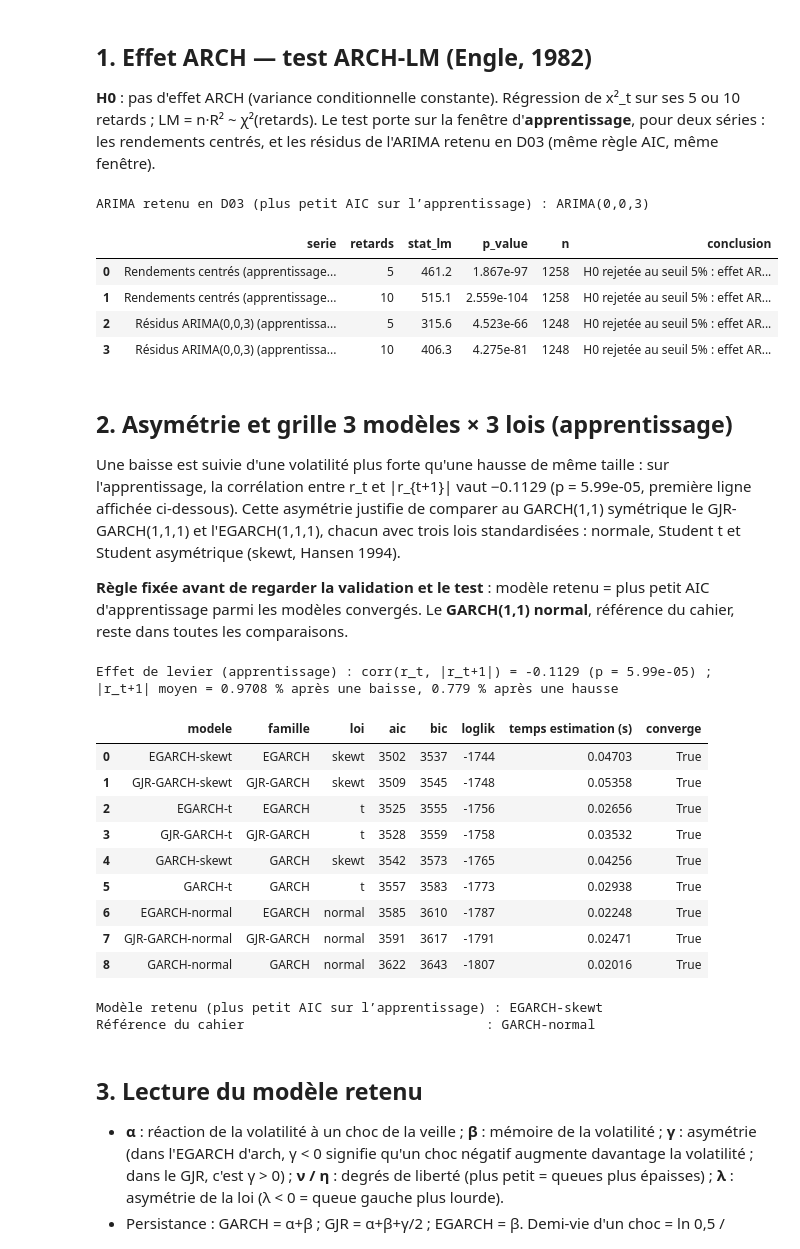
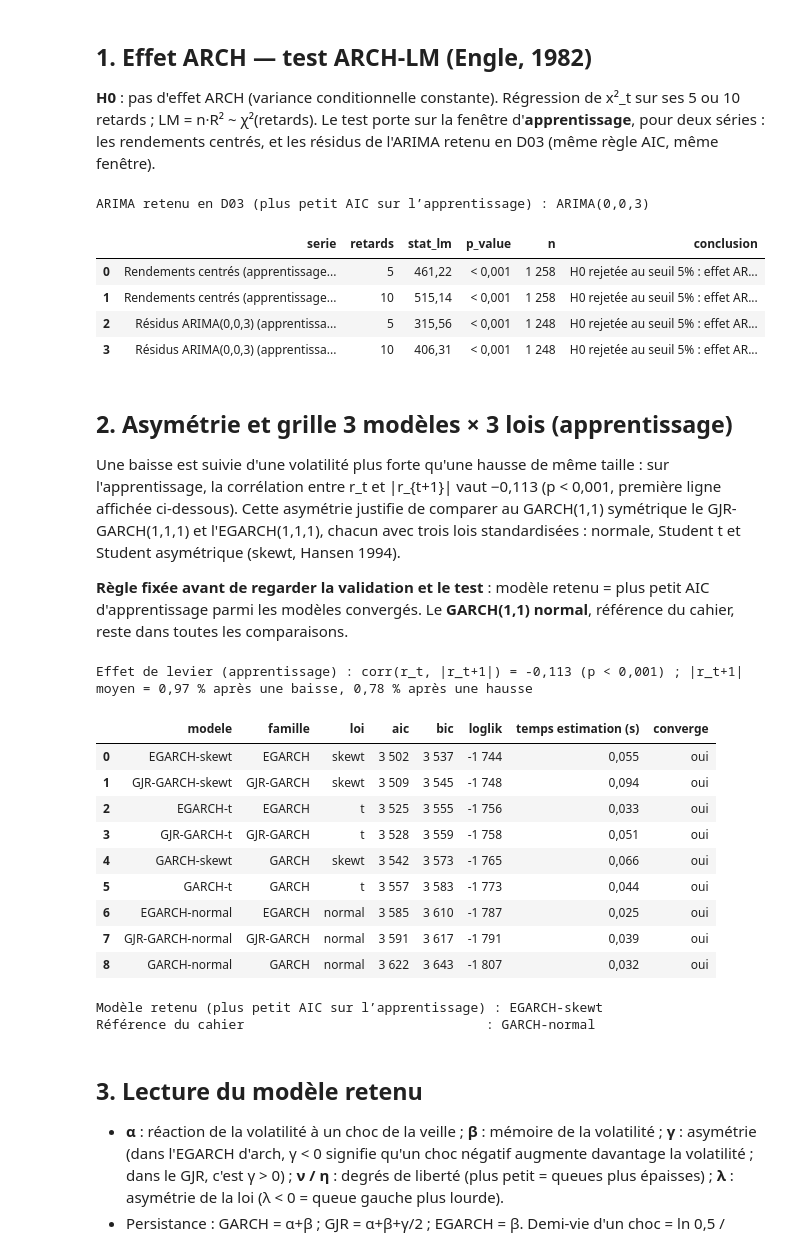
Before and after one commit to Zakaria12e/dia-quant-lab, a Jupyter notebook: notebooks/04_risque.ipynb, the cells around one changed output. Drawn from its saved outputs; the diff is of its cells as text; code cells hidden in the pictures.

Commit message:
style(d04): nombres lisibles dans le notebook (p-values « < 0,001 », décimales limitées)

```diff
--- a/notebooks/04_risque.ipynb
+++ b/notebooks/04_risque.ipynb
@@ -116,48 +117,49 @@ df_arch = tableau_arch_lm({
     'Rendements centrés (apprentissage, %)': w['train'] - w['train'].mean(),
     'Résidus ' + res_arima.nom + ' (apprentissage, %)': 100 * res_arima.residuals,
 }, lags=(5, 10))
-display(df_arch)
+display(formater_tableau(df_arch))
 # %% [output]
 ARIMA retenu en D03 (plus petit AIC sur l’apprentissage) : ARIMA(0,0,3)
 |  | serie | retards | stat_lm | p_value | n | conclusion |
-| 0 | Rendements centrés (apprentissage... | 5 | 461.2 | 1.867e-97 | 1258 | H0 rejetée au seuil 5% : effet AR... |
-| 1 | Rendements centrés (apprentissage... | 10 | 515.1 | 2.559e-104 | 1258 | H0 rejetée au seuil 5% : effet AR... |
-| 2 | Résidus ARIMA(0,0,3) (apprentissa... | 5 | 315.6 | 4.523e-66 | 1248 | H0 rejetée au seuil 5% : effet AR... |
-| 3 | Résidus ARIMA(0,0,3) (apprentissa... | 10 | 406.3 | 4.275e-81 | 1248 | H0 rejetée au seuil 5% : effet AR... |
+| 0 | Rendements centrés (apprentissage... | 5 | 461,22 | < 0,001 | 1 258 | H0 rejetée au seuil 5% : effet AR... |
+| 1 | Rendements centrés (apprentissage... | 10 | 515,14 | < 0,001 | 1 258 | H0 rejetée au seuil 5% : effet AR... |
+| 2 | Résidus ARIMA(0,0,3) (apprentissa... | 5 | 315,56 | < 0,001 | 1 248 | H0 rejetée au seuil 5% : effet AR... |
+| 3 | Résidus ARIMA(0,0,3) (apprentissa... | 10 | 406,31 | < 0,001 | 1 248 | H0 rejetée au seuil 5% : effet AR... |
 # %% [markdown]
 ## 2. Asymétrie et grille 3 modèles × 3 lois (apprentissage)
 
-Une baisse est suivie d'une volatilité plus forte qu'une hausse de même taille : sur l'apprentissage, la corrélation entre r_t et |r_{t+1}| vaut −0.1129 (p = 5.99e-05, première ligne affichée ci-dessous). Cette asymétrie justifie de comparer au GARCH(1,1) symétrique le GJR-GARCH(1,1,1) et l'EGARCH(1,1,1), chacun avec trois lois standardisées : normale, Student t et Student asymétrique (skewt, Hansen 1994).
+Une baisse est suivie d'une volatilité plus forte qu'une hausse de même taille : sur l'apprentissage, la corrélation entre r_t et |r_{t+1}| vaut −0,113 (p < 0,001, première ligne affichée ci-dessous). Cette asymétrie justifie de comparer au GARCH(1,1) symétrique le GJR-GARCH(1,1,1) et l'EGARCH(1,1,1), chacun avec trois lois standardisées : normale, Student t et Student asymétrique (skewt, Hansen 1994).
 
 **Règle fixée avant de regarder la validation et le test** : modèle retenu = plus petit AIC d'apprentissage parmi les modèles convergés. Le **GARCH(1,1) normal**, référence du cahier, reste dans toutes les comparaisons.
 # %%
 levier = correlation_levier(w['train'])
-print('Effet de levier (apprentissage) : corr(r_t, |r_t+1|) = {:.4g} (p = {:.4g}) ; '
-      '|r_t+1| moyen = {:.4g} % après une baisse, {:.4g} % après une hausse'.format(
-          levier['corr_r_absr_suivant'], levier['pval_absr'],
-          levier['absr_moyen_apres_baisse_pct'], levier['absr_moyen_apres_hausse_pct']))
+print('Effet de levier (apprentissage) : corr(r_t, |r_t+1|) =',
+      formater_nombre(levier['corr_r_absr_suivant']), '(' + texte_p(levier['pval_absr']) + ') ;',
+      '|r_t+1| moyen =', formater_nombre(levier['absr_moyen_apres_baisse_pct'], '_pct'),
+      '% après une baisse,', formater_nombre(levier['absr_moyen_apres_hausse_pct'], '_pct'),
+      '% après une hausse')
 
 grille, fits = fit_grid(w['train'], CFG)
-display(grille[['modele', 'famille', 'loi', 'aic', 'bic', 'loglik', 'temps_estimation_s', 'converge']]
-        .rename(columns={'temps_estimation_s': 'temps estimation (s)'}))
+display(formater_tableau(grille[['modele', 'famille', 'loi', 'aic', 'bic', 'loglik', 'temps_estimation_s', 'converge']]
+        .rename(columns={'temps_estimation_s': 'temps estimation (s)'})))
 
 NOM_RETENU = modele_retenu(grille)
 NOM_REF = 'GARCH-normal'     # GARCH(1,1) à loi normale, référence du cahier
 fit_ret, fit_ref = fits[NOM_RETENU], fits[NOM_REF]
 print('Modèle retenu (plus petit AIC sur l’apprentissage) :', NOM_RETENU)
 print('Référence du cahier                               :', NOM_REF)
 # %% [output]
-Effet de levier (apprentissage) : corr(r_t, |r_t+1|) = -0.1129 (p = 5.99e-05) ; |r_t+1| moyen = 0.9708 % après une baisse, 0.779 % après une hausse
+Effet de levier (apprentissage) : corr(r_t, |r_t+1|) = -0,113 (p < 0,001) ; |r_t+1| moyen = 0,97 % après une baisse, 0,78 % après une hausse
 |  | modele | famille | loi | aic | bic | loglik | temps estimation (s) | converge |
-| 0 | EGARCH-skewt | EGARCH | skewt | 3502 | 3537 | -1744 | 0.04703 | True |
-| 1 | GJR-GARCH-skewt | GJR-GARCH | skewt | 3509 | 3545 | -1748 | 0.05358 | True |
-| 2 | EGARCH-t | EGARCH | t | 3525 | 3555 | -1756 | 0.02656 | True |
-| 3 | GJR-GARCH-t | GJR-GARCH | t | 3528 | 3559 | -1758 | 0.03532 | True |
-| 4 | GARCH-skewt | GARCH | skewt | 3542 | 3573 | -1765 | 0.04256 | True |
-| 5 | GARCH-t | GARCH | t | 3557 | 3583 | -1773 | 0.02938 | True |
-| 6 | EGARCH-normal | EGARCH | normal | 3585 | 3610 | -1787 | 0.02248 | True |
-| 7 | GJR-GARCH-normal | GJR-GARCH | normal | 3591 | 3617 | -1791 | 0.02471 | True |
-| 8 | GARCH-normal | GARCH | normal | 3622 | 3643 | -1807 | 0.02016 | True |
+| 0 | EGARCH-skewt | EGARCH | skewt | 3 502 | 3 537 | -1 744 | 0,055 | oui |
+| 1 | GJR-GARCH-skewt | GJR-GARCH | skewt | 3 509 | 3 545 | -1 748 | 0,094 | oui |
+| 2 | EGARCH-t | EGARCH | t | 3 525 | 3 555 | -1 756 | 0,033 | oui |
+| 3 | GJR-GARCH-t | GJR-GARCH | t | 3 528 | 3 559 | -1 758 | 0,051 | oui |
+| 4 | GARCH-skewt | GARCH | skewt | 3 542 | 3 573 | -1 765 | 0,066 | oui |
+| 5 | GARCH-t | GARCH | t | 3 557 | 3 583 | -1 773 | 0,044 | oui |
+| 6 | EGARCH-normal | EGARCH | normal | 3 585 | 3 610 | -1 787 | 0,025 | oui |
+| 7 | GJR-GARCH-normal | GJR-GARCH | normal | 3 591 | 3 617 | -1 791 | 0,039 | oui |
+| 8 | GARCH-normal | GARCH | normal | 3 622 | 3 643 | -1 807 | 0,032 | oui |
 Modèle retenu (plus petit AIC sur l’apprentissage) : EGARCH-skewt
 Référence du cahier                               : GARCH-normal
 # %% [markdown]
```
Also changed, not shown: parts of 12 cells of this notebook, 4 other files.
